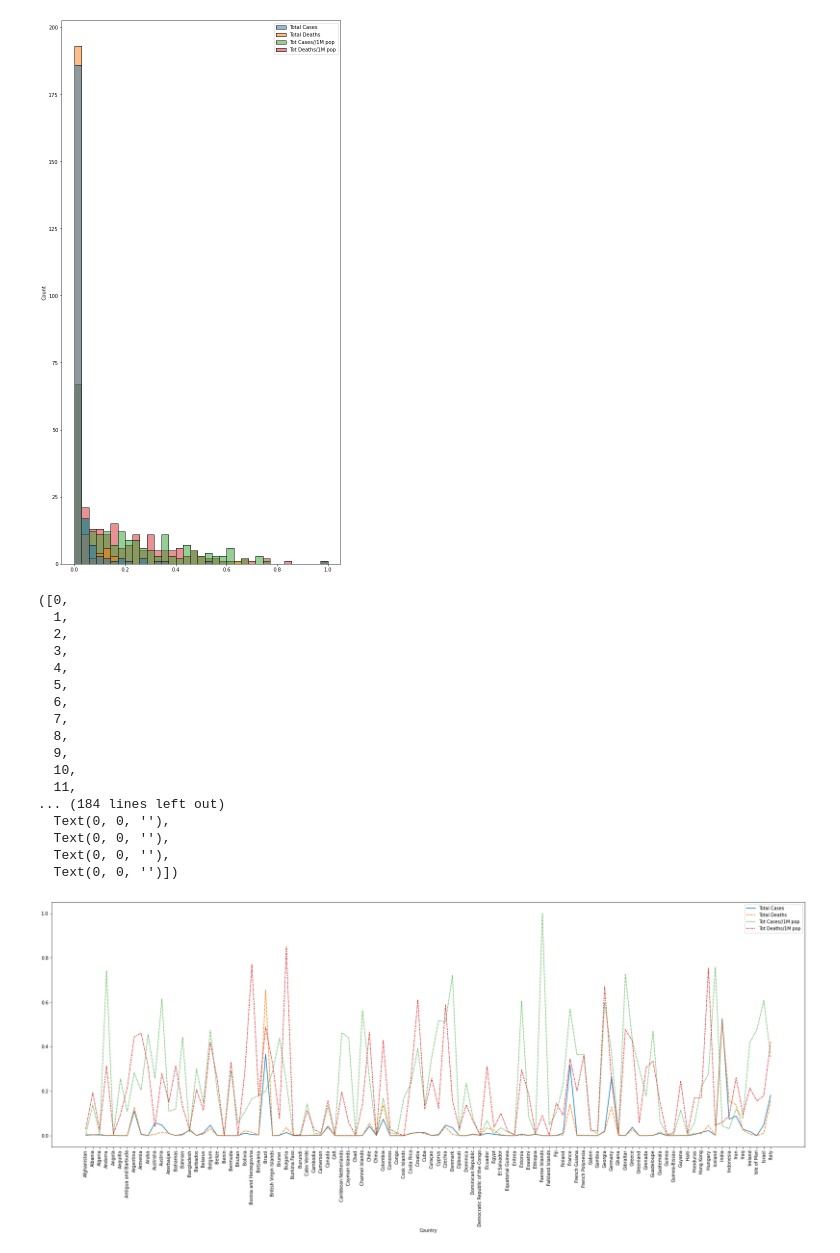
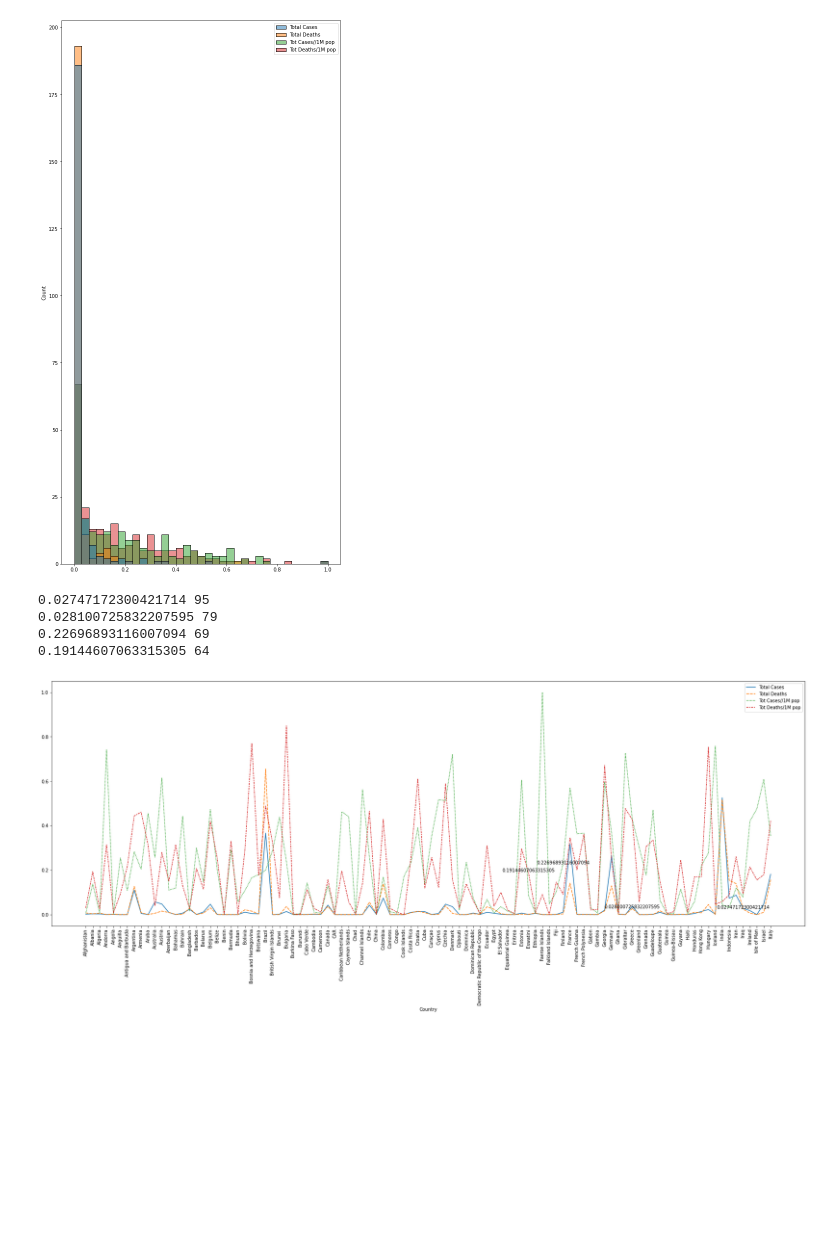
Before and after one commit to art1k20/ds_labs, a Jupyter notebook: kursova.ipynb, the cells around one changed output. Saved outputs shown, nothing was run; the diff lists cells and outputs as text; code cells hidden in the pictures; blank space fills up the shorter version.

```diff
--- a/kursova.ipynb
+++ b/kursova.ipynb
@@ -137,33 +137,27 @@ sns.histplot(data= scaled_data)
 # %% [output]
 <AxesSubplot:ylabel='Count'>
 [figure]
-# %%
-colums = [ 'Total Cases', 'Total Deaths', 'Tot Cases//1M pop', 'Tot Deaths/1M pop']
-
-plt.figure(figsize=(30,10))
-
-plot = sns.lineplot(scaled_data[:100])
-
-plt.xticks(rotation = 90)
-#for i in range(len(colums)):
-
-    #plot.annotate(str(scaled_data[colums[i]].mean), xy =(0.2, 0.1)  )
-# %% [output]
-([0,
-  1,
-  2,
-  3,
-  4,
-  5,
-  6,
-  7,
-  8,
-  9,
-  10,
-  11,
-... (184 lines left out)
-  Text(0, 0, ''),
-  Text(0, 0, ''),
-  Text(0, 0, ''),
-  Text(0, 0, '')])
-[figure, removed]
+# %%
+scaled_data_100 = scaled_data[:100]
+
+plt.figure(figsize=(30,10))
+
+plot = sns.lineplot(scaled_data_100)
+
+plt.xticks(rotation = 90)
+for i in [ 'Total Cases', 'Total Deaths', 'Tot Cases//1M pop', 'Tot Deaths/1M pop']:
+
+
+
+    avrg = scaled_data_100.mean(axis=0)[i]
+    for j in range(2, len(scaled_data_100[i]+1)):
+        if round(scaled_data_100[i][j], 2) == round(avrg, 2):
+            x = j
+    print(avrg, x)
+    plot.annotate(str(avrg), xy=(x, avrg), horizontalalignment='center')
+# %% [output]
+0.02747172300421714 95
+0.028100725832207595 79
+0.22696893116007094 69
+0.19144607063315305 64
+[figure, added]
```
Also changed, not shown: parts of 5 cells of this notebook.
